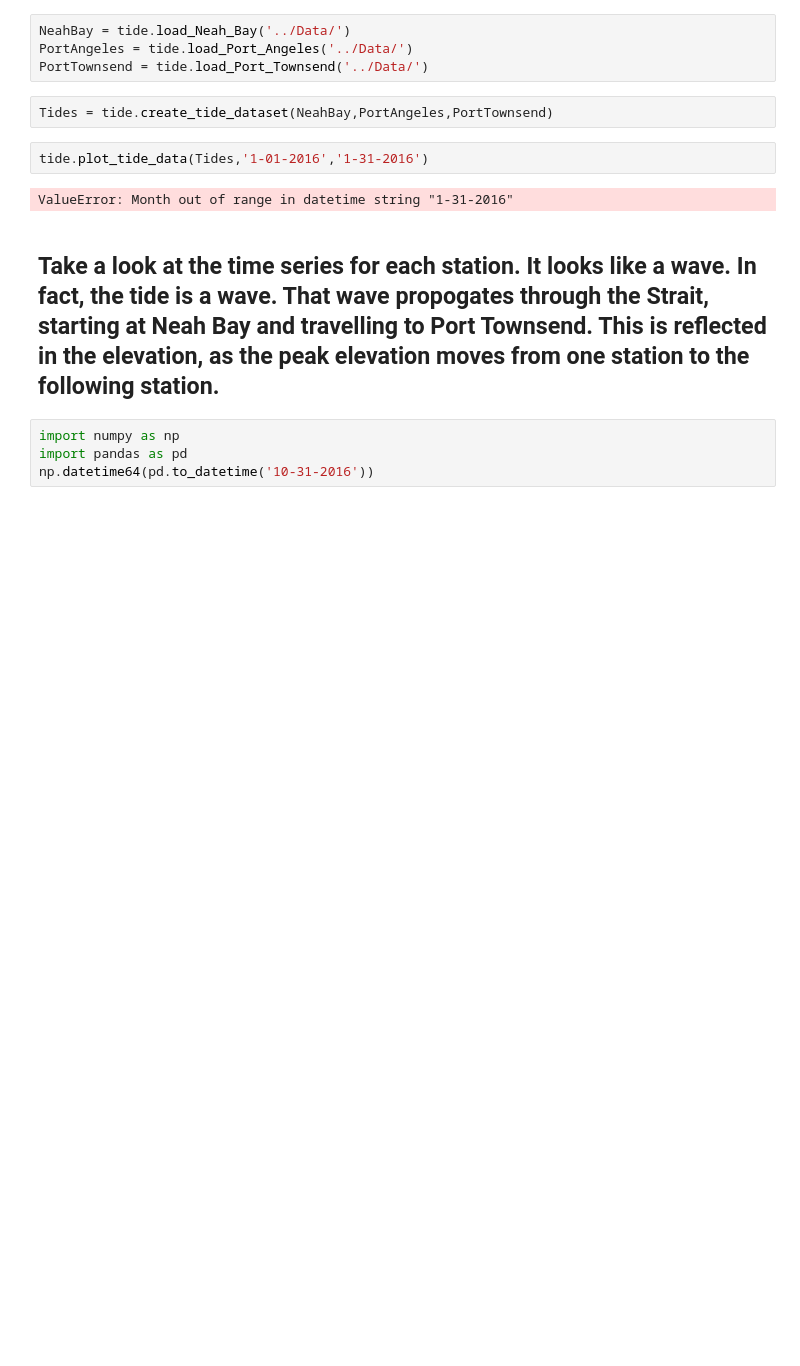
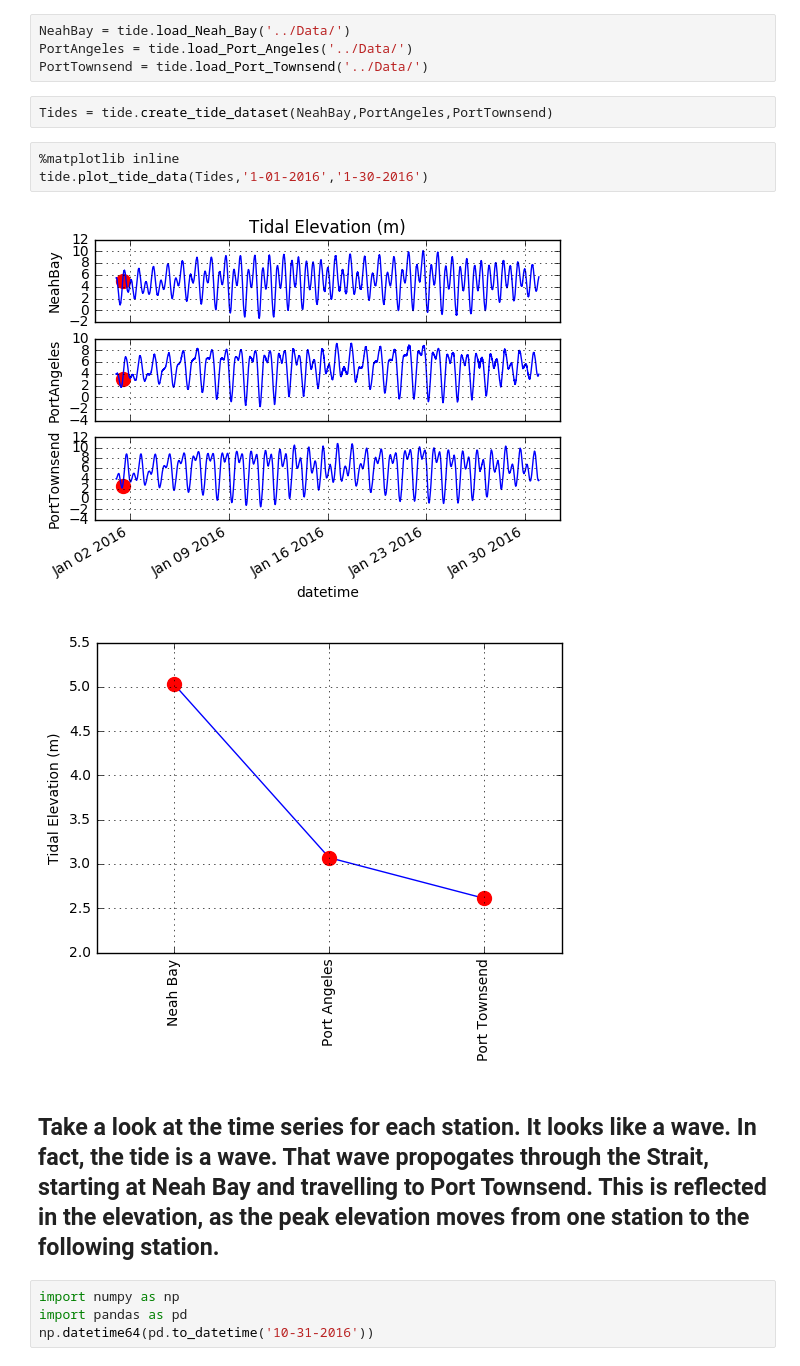
Before and after one commit to mguerrap/tydal, a Jupyter notebook: Module/Module2.ipynb, the cells around one changed output. Saved outputs shown, nothing was run; the diff lists cells and outputs as text; blank space fills up the shorter version.

```diff
--- a/Module/Module2.ipynb
+++ b/Module/Module2.ipynb
@@ -19,9 +19,11 @@ PortTownsend = tide.load_Port_Townsend('../Data/')
 # %%
 Tides = tide.create_tide_dataset(NeahBay,PortAngeles,PortTownsend)
 # %%
-tide.plot_tide_data(Tides,'1-01-2016','1-31-2016')
+%matplotlib inline
+tide.plot_tide_data(Tides,'1-01-2016','1-30-2016')
 # %% [output]
-ValueError: Month out of range in datetime string "1-31-2016"
+[figure, added]
+[figure, added]
 # %% [markdown]
 ## Take a look at the time series for each station. It looks like a wave. In fact, the tide is a wave. That wave propogates through the Strait, starting at Neah Bay and travelling to Port Townsend. This is reflected in the elevation, as the peak elevation moves from one station to the following station.
 # %%
```
Also changed, not shown: parts of 4 cells of this notebook.
